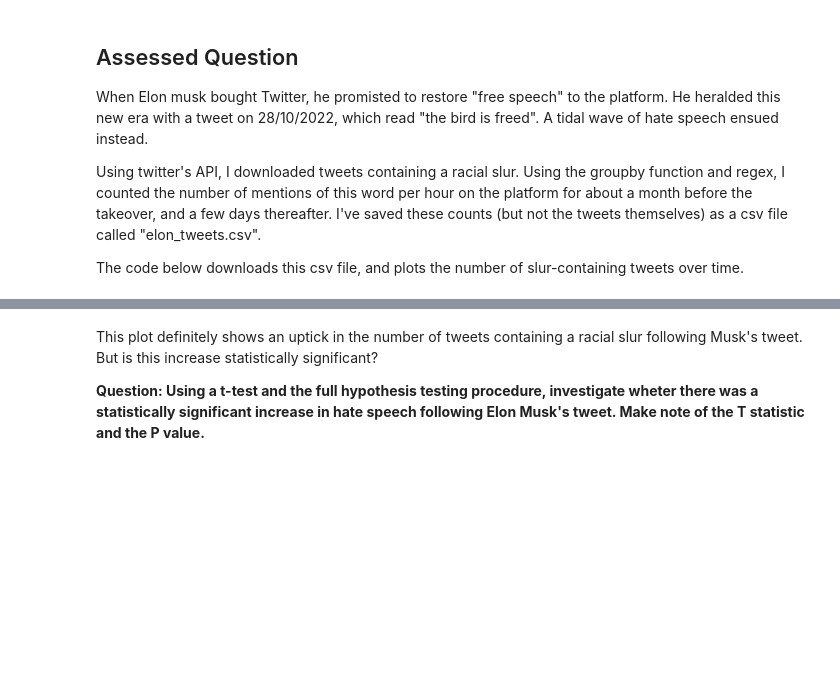
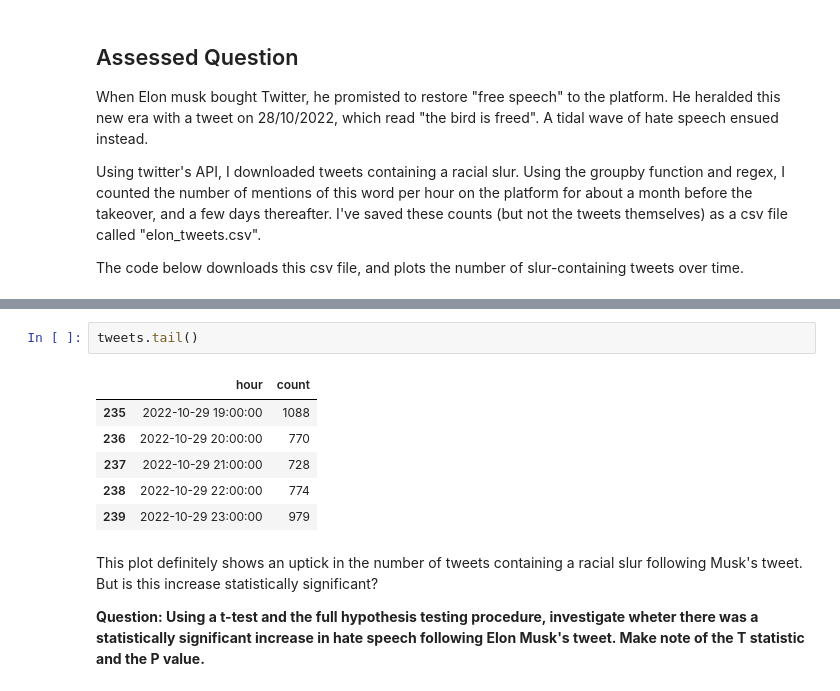
Before and after one commit to Yukiii04/QM2, a Jupyter notebook: notebooks/W06. Hypothesis Testing.ipynb, the cells around one changed output, grey strips where cells are left out. Cells and saved outputs as stored; diff of their text form; blank space fills up the shorter version.

```diff
--- a/notebooks/W06. Hypothesis Testing.ipynb
+++ b/notebooks/W06. Hypothesis Testing.ipynb
@@ -318,3 +327,12 @@ plt.gca().xaxis.set_major_formatter(mdates.DateFormatter('%d/%m'))
+# %%
+tweets.tail()
+# %% [output]
+|  | hour | count |
+| 235 | 2022-10-29 19:00:00 | 1088 |
+| 236 | 2022-10-29 20:00:00 | 770 |
+| 237 | 2022-10-29 21:00:00 | 728 |
+| 238 | 2022-10-29 22:00:00 | 774 |
+| 239 | 2022-10-29 23:00:00 | 979 |
 # %% [markdown]
 This plot definitely shows an uptick in the number of tweets containing a racial slur following Musk's tweet. But is this increase statistically significant?
 
```
Also changed, not shown: parts of 13 cells of this notebook.
